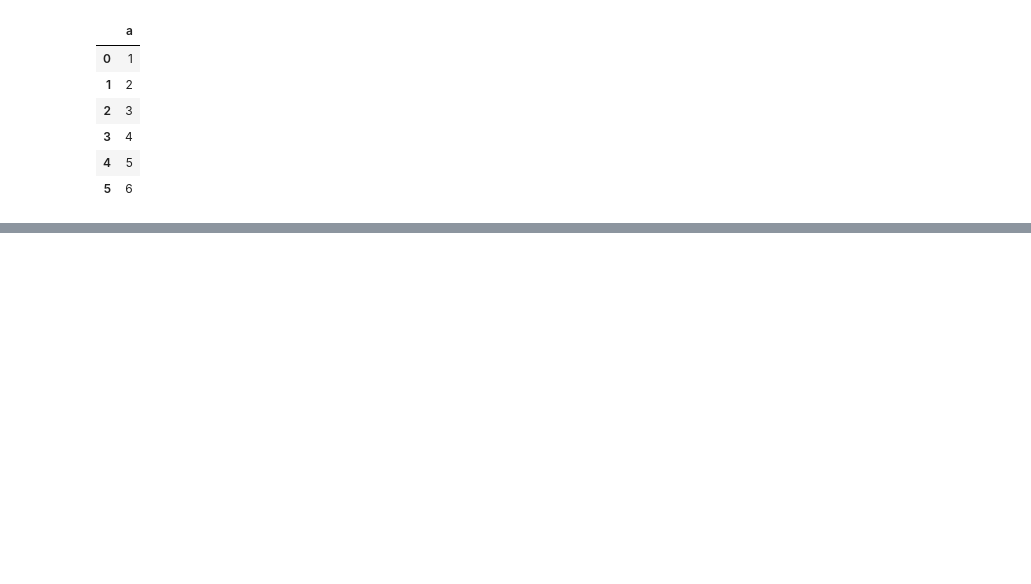
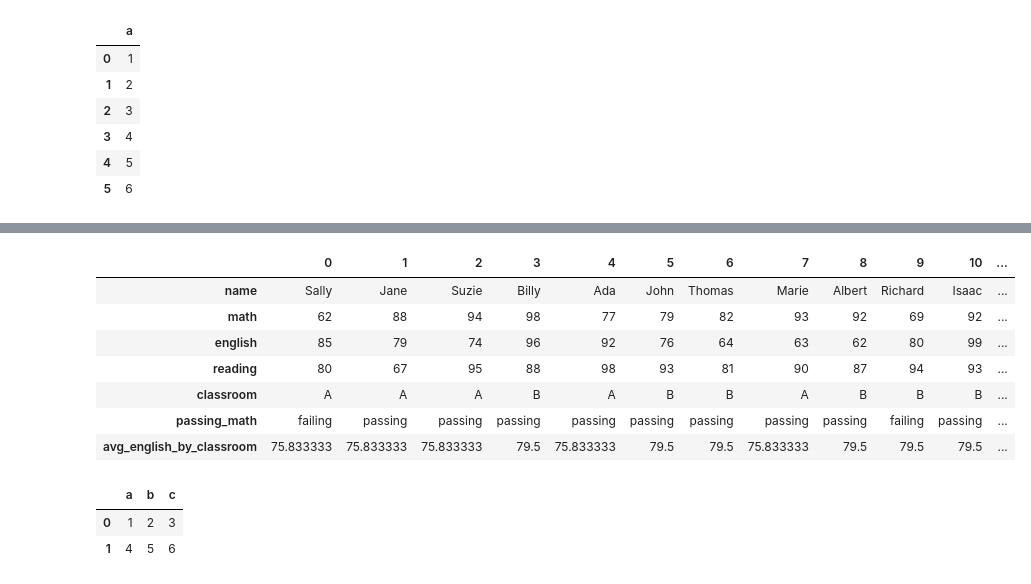
Before and after one commit to manuelparra1/data-science-libraries, a Jupyter notebook: advanced_dataframes_notes.ipynb, the cells around one changed output, grey strips where cells are left out. Drawn from its saved outputs; the diff is of its cells as text; code cells hidden in the pictures; blank space fills up the shorter version.

```diff
--- a/advanced_dataframes_notes.ipynb
+++ b/advanced_dataframes_notes.ipynb
@@ -459,0 +495,18 @@ from
+# %%
+df.T
+# %% [output]
+|  | 0 | 1 | 2 | 3 | 4 | 5 | 6 | 7 | 8 | 9 | 10 | ... |
+| name | Sally | Jane | Suzie | Billy | Ada | John | Thomas | Marie | Albert | Richard | Isaac | ... |
+| math | 62 | 88 | 94 | 98 | 77 | 79 | 82 | 93 | 92 | 69 | 92 | ... |
+| english | 85 | 79 | 74 | 96 | 92 | 76 | 64 | 63 | 62 | 80 | 99 | ... |
+| reading | 80 | 67 | 95 | 88 | 98 | 93 | 81 | 90 | 87 | 94 | 93 | ... |
+| classroom | A | A | A | B | A | B | B | A | B | B | B | ... |
+| passing_math | failing | passing | passing | passing | passing | passing | passing | passing | passing | failing | passing | ... |
+| avg_english_by_classroom | 75.833333 | 75.833333 | 75.833333 | 79.5 | 75.833333 | 79.5 | 79.5 | 75.833333 | 79.5 | 79.5 | 79.5 | ... |
+# %%
+a = np.array([[1,2,3],[4,5,6]])
+pd.DataFrame(a, columns = ['a', 'b', 'c'])
+# %% [output]
+|  | a | b | c |
+| 0 | 1 | 2 | 3 |
+| 1 | 4 | 5 | 6 |
```
Also changed, not shown: parts of 27 cells of this notebook, 1 other file.
